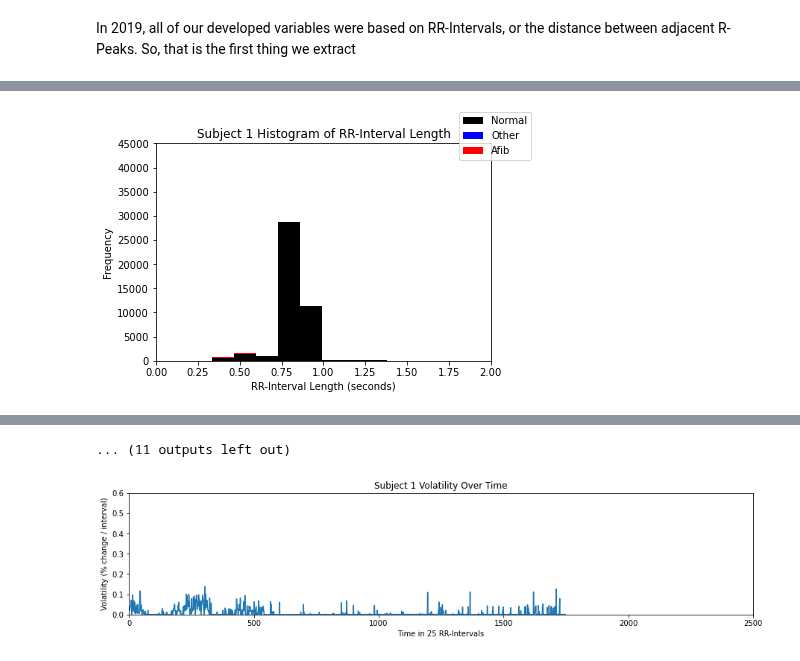
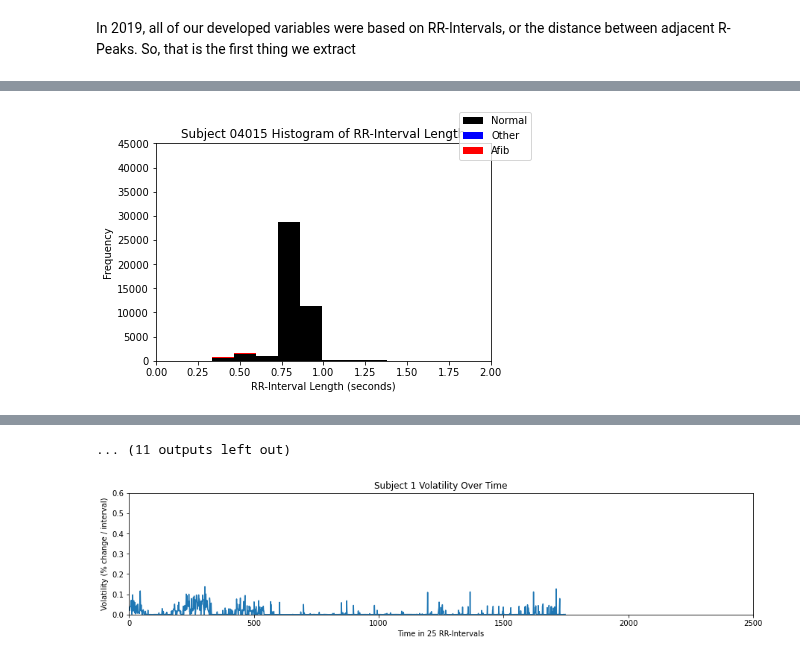
Before and after one commit to NNLUliskey/svsm_ml_2022, a Jupyter notebook: Volatility & Entropy.ipynb, the cells around one changed output, grey strips where cells are left out. Cells and saved outputs as stored; diff of their text form; code cells hidden in the pictures.

```diff
--- a/Volatility & Entropy.ipynb
+++ b/Volatility & Entropy.ipynb
@@ -120,7 +120,7 @@ counter = 0 #Upper bound for line
 mini = 0 #(Minimum) Lower bound for line
 subject_counter = 0 #Retrieve the specific subject array from rr_timeints
 #labels = 'Red = A-fib, Black = Normal, Green = Other'
-
+overlapping = 0.75
 for df in tqdm(subject_list): #iterate through all subjects
 
     comp = ''
@@ -130,7 +130,7 @@ for df in tqdm(subject_list): #iterate through all subjects
     ins_other_counter = 0 #for figure legend
     ins_afib_counter = 0 #for figure legend
     fig, axs = plt.subplots(figsize=(15,3)) #plot subplots
-    plt.title('Subject ' + str(subject_counter+1) + ' Indices vs. RR-Intervals in Time')
+    plt.title('Subject ' + record_list[subject_counter] + ' Indices vs. RR-Intervals in Time')
     plt.xlabel('RR-Interval Indices')
     plt.ylabel('RR-Interval Length (seconds)')
     axs.set_xlim([0, len(df)])
@@ -173,48 +173,48 @@ for df in tqdm(subject_list): #iterate through all subjects
 
             if item == 'N':
                 if ins_norm_counter == 0:
-                    axs.plot(range(mini, counter), df['Interval'][mini:counter], color='black',label = 'Normal')
+                    axs.plot(range(mini, counter), df['Interval'][mini:counter], color='black',label = 'Normal', alpha=overlapping)
                     ins_norm_counter += 1
                 else:
-                    axs.plot(range(mini, counter), df['Interval'][mini:counter], color='black')
+                    axs.plot(range(mini, counter), df['Interval'][mini:counter], color='black', alpha=overlapping)
 
             if item == 'O':
                 if ins_other_counter == 0:
-                    axs.plot(range(mini, counter), df['Interval'][mini:counter], color='b',label = 'Other')
+                    axs.plot(range(mini, counter), df['Interval'][mini:counter], color='b',label = 'Other', alpha=overlapping)
                     ins_other_counter += 1
                 else:
-                    axs.plot(range(mini, counter), df['Interval'][mini:counter], color='b')
+                    axs.plot(range(mini, counter), df['Interval'][mini:counter], color='b', alpha=overlapping)
 
             if item == 'A':
                 if ins_afib_counter == 0:
-                    axs.plot(range(mini, counter), df['Interval'][mini:counter], color='red',label = 'A-fib')
+                    axs.plot(range(mini, counter), df['Interval'][mini:counter], color='red',label = 'A-fib', alpha=overlapping)
                     ins_afib_counter += 1
                 else:
-                    axs.plot(range(mini, counter), df['Interval'][mini:counter], color='red')
+                    axs.plot(range(mini, counter), df['Interval'][mini:counter], color='red', alpha=overlapping)
             mini = counter #resets starting x to new one
 
         elif counter == len(df['Rhythm']):
 
             if item == 'N':
                 if ins_norm_counter == 0:
-                    axs.plot(range(mini, counter), df['Interval'][mini:counter], color='black',label = 'Normal')
+                    axs.plot(range(mini, counter), df['Interval'][mini:counter], color='black',label = 'Normal', alpha=overlapping)
                     ins_norm_counter += 1
                 else:
-                    axs.plot(range(mini, counter), df['Interval'][mini:counter], color='black')
+                    axs.plot(range(mini, counter), df['Interval'][mini:counter], color='black', alpha=overlapping)
 
             if item == 'O':
                 if ins_other_counter == 0:
-                    axs.plot(range(mini, counter), df['Interval'][mini:counter], color='b',label = 'Other')
+                    axs.plot(range(mini, counter), df['Interval'][mini:counter], color='b',label = 'Other', alpha=overlapping)
                     ins_other_counter += 1
                 else:
-                    axs.plot(range(mini, counter), df['Interval'][mini:counter], color='b')
+                    axs.plot(range(mini, counter), df['Interval'][mini:counter], color='b', alpha=overlapping)
 
             if item == 'A':
                 if ins_afib_counter == 0:
-                    axs.plot(range(mini, counter), df['Interval'][mini:counter], color='red',label = 'A-fib')
+                    axs.plot(range(mini, counter), df['Interval'][mini:counter], color='red',label = 'A-fib', alpha=overlapping)
                     ins_afib_counter += 1
                 else:
-                    axs.plot(range(mini, counter), df['Interval'][mini:counter], color='red')
+                    axs.plot(range(mini, counter), df['Interval'][mini:counter], color='red', alpha=overlapping)
 
         comp = item #comparator for each item in df['Rhythm']
     subject_counter += 1
@@ -256,34 +275,34 @@ fig.legend(loc='upper right')
 # %%
 colors = ['black', 'b', 'r']
 labels = ['Normal', 'Other', 'Afib']
 bins = 7
 integer = 0
 for df in tqdm(subject_list):
     normal_list = []
     other_list = []
     afib_list = []
     counter = 0
 
     fig, axs = plt.subplots()
-    plt.title('Subject ' + str(integer+1) + ' Histogram of RR-Interval Length')
+    plt.title('Subject ' + record_list[integer] + ' Histogram of RR-Interval Length')
     plt.xlabel('RR-Interval Length (seconds)')
     plt.ylabel('Frequency')
     axs.set_xlim(0, 2)
     axs.set_ylim(0, 45000)
 
-    for item in df['Rhythm']:
-        if item == 'N':
-            normal_list.append(df['Interval'].iloc[counter])
+    for idx, item in df.iterrows():
+        if item['Rhythm'] == 'N':
+            normal_list.append(df['Interval'].loc[idx])
             counter += 1
-        elif item == 'O':
-            other_list.append(df['Interval'].iloc[counter])
+        elif item['Rhythm'] == 'O':
+            other_list.append(df['Interval'].loc[idx])
             counter += 1
-        elif item == 'A':
-            afib_list.append(df['Interval'].iloc[counter])
+        elif item['Rhythm'] == 'A':
+            afib_list.append(df['Interval'].loc[idx])
             counter += 1
     integer += 1
     axs.hist([normal_list, other_list, afib_list], stacked = True, color=colors, label = labels)
     fig.legend(loc='upper right')
     #axs.set_facecolor('limegreen')
 # %% [output]
-[figure, old version]
+[figure, new version]
```
Also changed, not shown: parts of 6 cells of this notebook.
